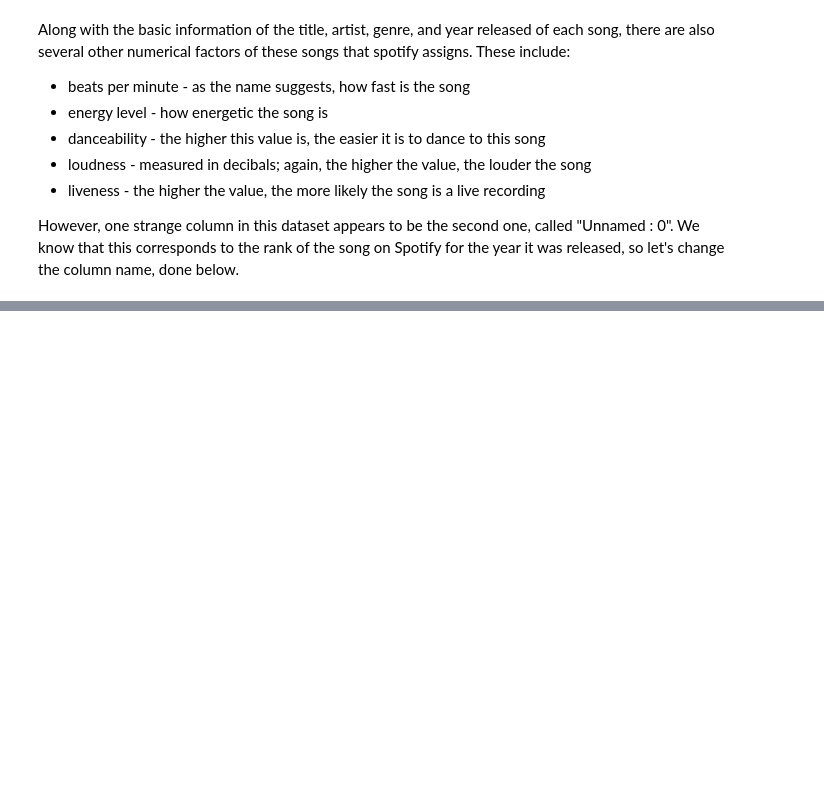
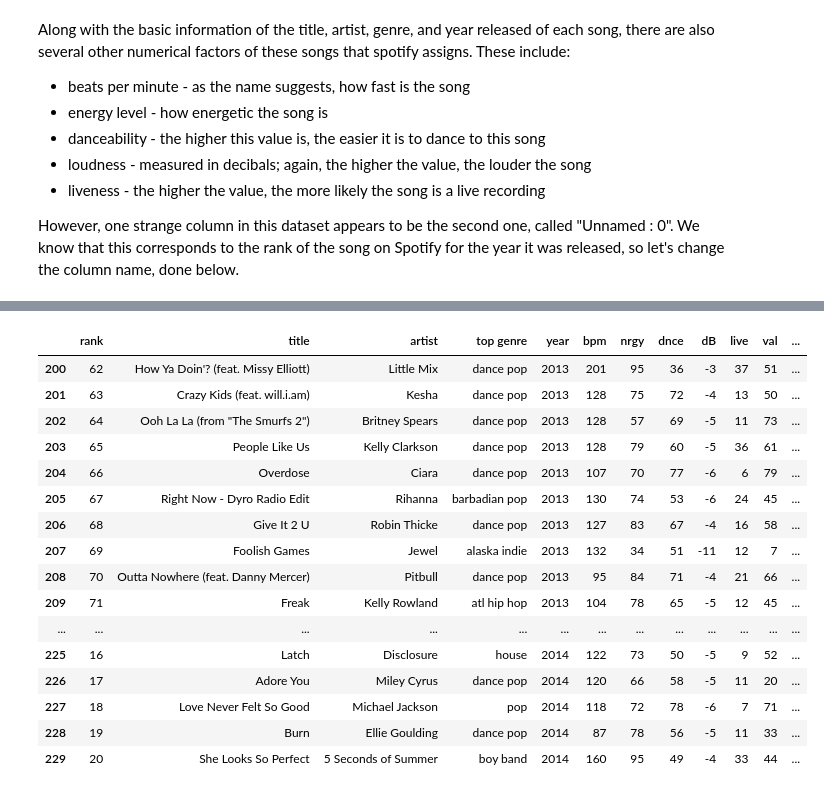
Before and after one commit to amarmuju/amarmuju.github.io, a Jupyter notebook: finalproject.ipynb, the cells around one changed output, grey strips where cells are left out. Cells and saved outputs as stored; diff of their text form; code cells hidden in the pictures; blank space fills up the shorter version.

```diff
--- a/finalproject.ipynb
+++ b/finalproject.ipynb
@@ -60,3 +60,33 @@ data.head(20)
 | 17 | 18 | The Time (Dirty Bit) | The Black Eyed Peas | dance pop | 2010 | 128 | 81 | 82 | -8 | 60 | 44 | ... |
 | 18 | 19 | Alejandro | Lady Gaga | dance pop | 2010 | 99 | 80 | 63 | -7 | 36 | 37 | ... |
 | 19 | 20 | Your Love Is My Drug | Kesha | dance pop | 2010 | 120 | 61 | 83 | -4 | 9 | 76 | ... |
+# %%
+year = 2010
+counter = 1
+for index, row in data.iterrows():
+    row = row.copy()
+    if row['year'] != year:
+        counter = 1
+        year = row['year']
+    data.loc[index, 'rank'] = counter
+    counter += 1
+
+data[200:230]
+# %% [output]
+|  | rank | title | artist | top genre | year | bpm | nrgy | dnce | dB | live | val | ... |
+| 200 | 62 | How Ya Doin'? (feat. Missy Elliott) | Little Mix | dance pop | 2013 | 201 | 95 | 36 | -3 | 37 | 51 | ... |
+| 201 | 63 | Crazy Kids (feat. will.i.am) | Kesha | dance pop | 2013 | 128 | 75 | 72 | -4 | 13 | 50 | ... |
+| 202 | 64 | Ooh La La (from "The Smurfs 2") | Britney Spears | dance pop | 2013 | 128 | 57 | 69 | -5 | 11 | 73 | ... |
+| 203 | 65 | People Like Us | Kelly Clarkson | dance pop | 2013 | 128 | 79 | 60 | -5 | 36 | 61 | ... |
+| 204 | 66 | Overdose | Ciara | dance pop | 2013 | 107 | 70 | 77 | -6 | 6 | 79 | ... |
+| 205 | 67 | Right Now - Dyro Radio Edit | Rihanna | barbadian pop | 2013 | 130 | 74 | 53 | -6 | 24 | 45 | ... |
+| 206 | 68 | Give It 2 U | Robin Thicke | dance pop | 2013 | 127 | 83 | 67 | -4 | 16 | 58 | ... |
+| 207 | 69 | Foolish Games | Jewel | alaska indie | 2013 | 132 | 34 | 51 | -11 | 12 | 7 | ... |
+| 208 | 70 | Outta Nowhere (feat. Danny Mercer) | Pitbull | dance pop | 2013 | 95 | 84 | 71 | -4 | 21 | 66 | ... |
+| 209 | 71 | Freak | Kelly Rowland | atl hip hop | 2013 | 104 | 78 | 65 | -5 | 12 | 45 | ... |
+| ... | ... | ... | ... | ... | ... | ... | ... | ... | ... | ... | ... | ... |
+| 225 | 16 | Latch | Disclosure | house | 2014 | 122 | 73 | 50 | -5 | 9 | 52 | ... |
+| 226 | 17 | Adore You | Miley Cyrus | dance pop | 2014 | 120 | 66 | 58 | -5 | 11 | 20 | ... |
+| 227 | 18 | Love Never Felt So Good | Michael Jackson | pop | 2014 | 118 | 72 | 78 | -6 | 7 | 71 | ... |
+| 228 | 19 | Burn | Ellie Goulding | dance pop | 2014 | 87 | 78 | 56 | -5 | 11 | 33 | ... |
+| 229 | 20 | She Looks So Perfect | 5 Seconds of Summer | boy band | 2014 | 160 | 95 | 49 | -4 | 33 | 44 | ... |
```
Also changed, not shown: parts of 1 cell of this notebook.
